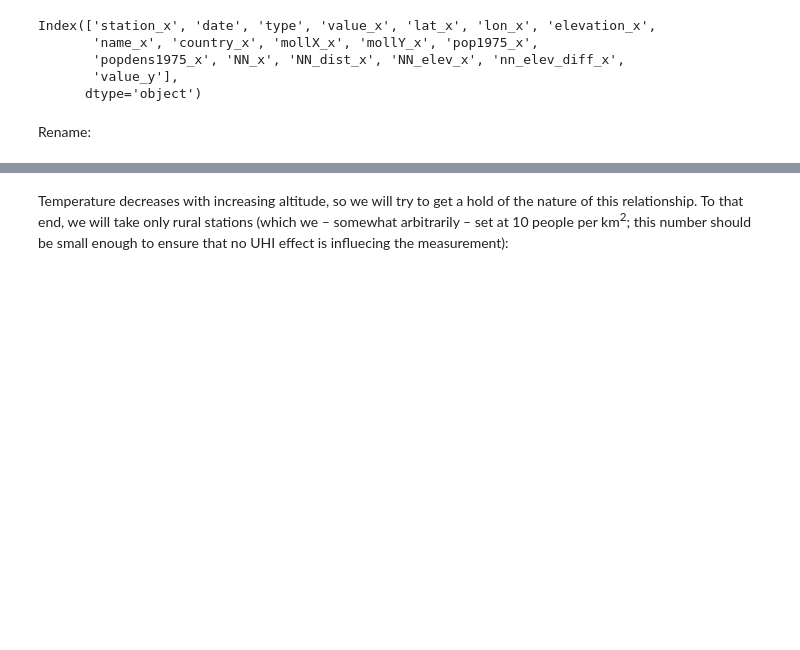
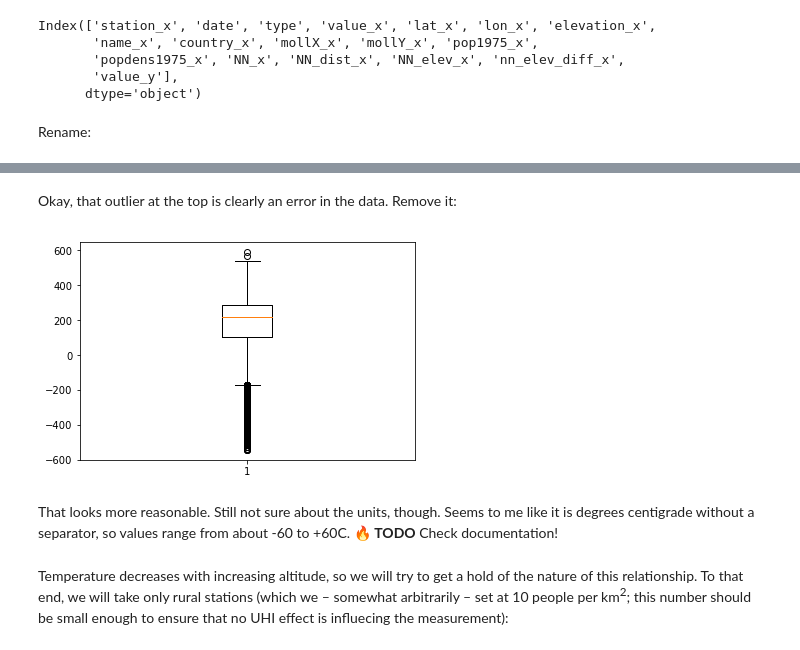
Before and after one commit to crstn/CISC, a Jupyter notebook: UHI-NOAA/NOAA_weather_station_data.ipynb, the cells around one changed output, grey strips where cells are left out. Saved outputs shown, nothing was run; the diff lists cells and outputs as text; code cells hidden in the pictures; blank space fills up the shorter version.

```diff
--- a/UHI-NOAA/NOAA_weather_station_data.ipynb
+++ b/UHI-NOAA/NOAA_weather_station_data.ipynb
@@ -487,3 +496,14 @@ data_1975.head()
+# %% [markdown]
+Okay, that outlier at the top is clearly an error in the data. Remove it:
+# %%
+data_1975 = data_1975[data_1975.value < 2000]
+
+plt.boxplot(data_1975[data_1975.type=='TMAX'].value)
+plt.show()
+# %% [output]
+[figure, added]
+# %% [markdown]
+That looks more reasonable. Still not sure about the units, though. Seems to me like it is degrees centigrade without a separator, so values range from about -60 to +60C. 🔥 **TODO** Check documentation!
 # %% [markdown]
 Temperature decreases with increasing altitude, so  we will try to get a hold of the nature of this relationship. To that end, we will take only rural stations (which we – somewhat arbitrarily – set at 10 people per km<sup>2</sup>; this number should be small enough to ensure that no UHI effect is influecing the measurement):
 # %%
```
Also changed, not shown: parts of 17 cells of this notebook.
